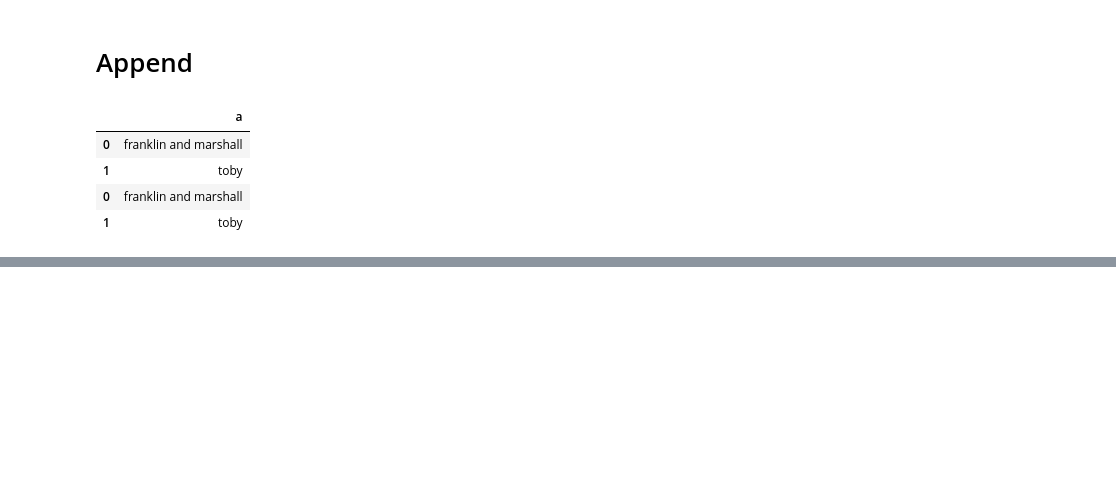
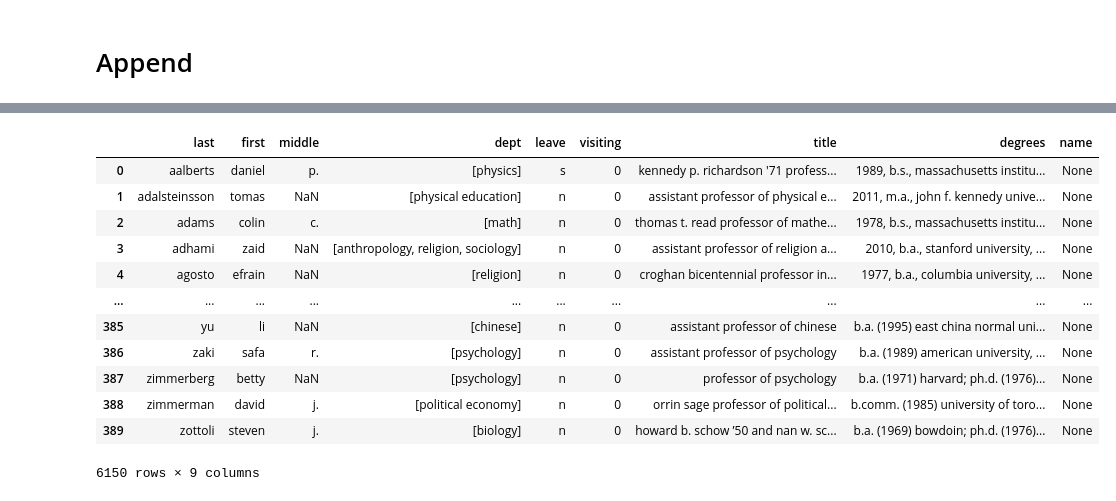
Before and after one commit to lrm15/faculty_retention, a Jupyter notebook: combine_data.ipynb, the cells around one changed output, grey strips where cells are left out. Drawn from its saved outputs; the diff is of its cells as text; code cells hidden in the pictures; blank space fills up the shorter version.

Commit message:
have concatenated data

```diff
--- a/combine_data.ipynb
+++ b/combine_data.ipynb
@@ -1098,11 +1092,3 @@ alison['a'] = ['franklin and marshall', 'toby']
-# %%
-pd.concat([lauren, alison])
-# %% [output]
-|  | a |
-| 0 | franklin and marshall |
-| 1 | toby |
-| 0 | franklin and marshall |
-| 1 | toby |
 # %%
 dfs = [df21.head(), df20.head()]
 pd.concat(dfs)
@@ -1118,3 +1104,22 @@ pd.concat(dfs)
 | 2 | adams | colin | c. | [math] | y | 0 | thomas t. read professor of mathe... | 1978, b.s., massachusetts institu... | [colin, c., adams] |
 | 3 | adhami | zaid | None | [anthropology, religion, sociology] | f | 0 | assistant professor of religion a... | 2010, m.a., stanford university, ... | [zaid, adhami] |
 | 4 | albrecht | jeannie | r | [computer science] | y | 0 | professor of computer science | 2001, b.s., gettysburg college, 2... | [jeannie, r, albrecht] |
+# %%
+dfs = [df21, df20, df19, df18, df17, df16, df15, df14, df13, df12, df11, df10, df9, df8, df7]
+df = pd.concat(dfs)
+# %%
+df
+# %% [output]
+|  | last | first | middle | dept | leave | visiting | title | degrees | name |
+| 0 | aalberts | daniel | p. | [physics] | s | 0 | kennedy p. richardson '71 profess... | 1989, b.s., massachusetts institu... | None |
+| 1 | adalsteinsson | tomas | NaN | [physical education] | n | 0 | assistant professor of physical e... | 2011, m.a., john f. kennedy unive... | None |
+| 2 | adams | colin | c. | [math] | n | 0 | thomas t. read professor of mathe... | 1978, b.s., massachusetts institu... | None |
+| 3 | adhami | zaid | NaN | [anthropology, religion, sociology] | n | 0 | assistant professor of religion a... | 2010, b.a., stanford university, ... | None |
+| 4 | agosto | efrain | NaN | [religion] | n | 0 | croghan bicentennial professor in... | 1977, b.a., columbia university, ... | None |
+| ... | ... | ... | ... | ... | ... | ... | ... | ... | ... |
+| 385 | yu | li | NaN | [chinese] | n | 0 | assistant professor of chinese | b.a. (1995) east china normal uni... | None |
+| 386 | zaki | safa | r. | [psychology] | n | 0 | assistant professor of psychology | b.a. (1989) american university, ... | None |
+| 387 | zimmerberg | betty | NaN | [psychology] | n | 0 | professor of psychology | b.a. (1971) harvard; ph.d. (1976)... | None |
+| 388 | zimmerman | david | j. | [political economy] | n | 0 | orrin sage professor of political... | b.comm. (1985) university of toro... | None |
+| 389 | zottoli | steven | j. | [biology] | n | 0 | howard b. schow ’50 and nan w. sc... | b.a. (1969) bowdoin; ph.d. (1976)... | None |
+6150 rows × 9 columns
```
Also changed, not shown: parts of 3 cells of this notebook, 1 other file.
